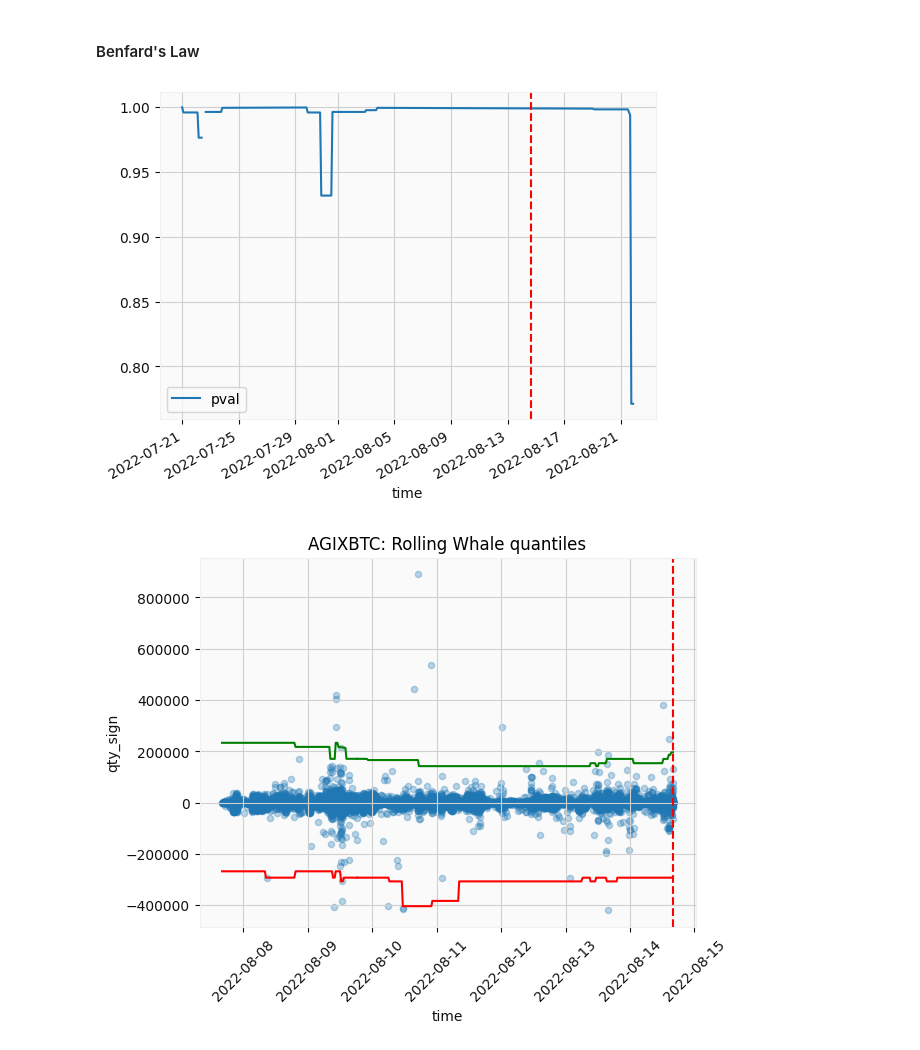
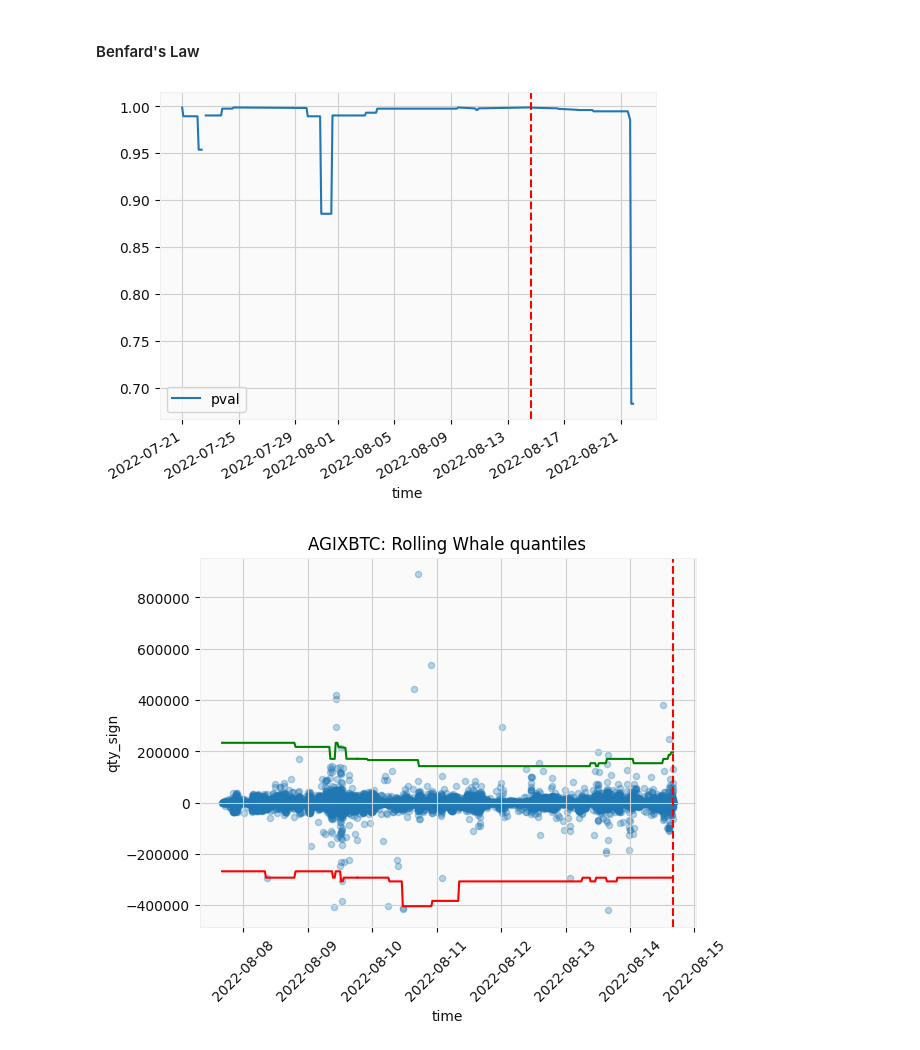
Before and after one commit to B0R0koko/pumps_and_dumps, a Jupyter notebook: feature_notebooks/features.ipynb, the cells around one changed output. Saved outputs shown, nothing was run; the diff lists cells and outputs as text; code cells hidden in the pictures.

```diff
--- a/feature_notebooks/features.ipynb
+++ b/feature_notebooks/features.ipynb
@@ -22,9 +22,8 @@ class PumpEvent:
     def __post_init__(self):
         self.pump_time = datetime.strptime(self.pump_time, "%Y-%m-%d %H:%M:%S")
 
-
 pump = PumpEvent(
-    ticker="AGXBTC",
+    ticker="AGIXBTC",
     pump_time="2022-08-14 16:00:05",
 )
 # %%
@@ -522,21 +537,21 @@ df_benfard = (
     .select("time", "chi2_stat")
 )
 # %%
-pval = 1 - chi2.cdf(x=df_benfard["chi2_stat"], df=9)
+pval = 1 - chi2.cdf(x=df_benfard["chi2_stat"], df=8)
 
 (
     df_benfard
     .with_columns(
         pval = pval
     )
     .to_pandas()
     .plot(x="time", y="pval")
 )
 
 plt.axvline(x=pump.pump_time, color="red", linestyle="--")
 plt.show()
 # %% [output]
-[figure, old version]
+[figure, new version]
 # %%
 df_plot = df_trades.filter(
     (pl.col("time") > pump.pump_time - timedelta(hours=24*7)) &
```
Also changed, not shown: parts of 16 cells of this notebook, 5 other files.
